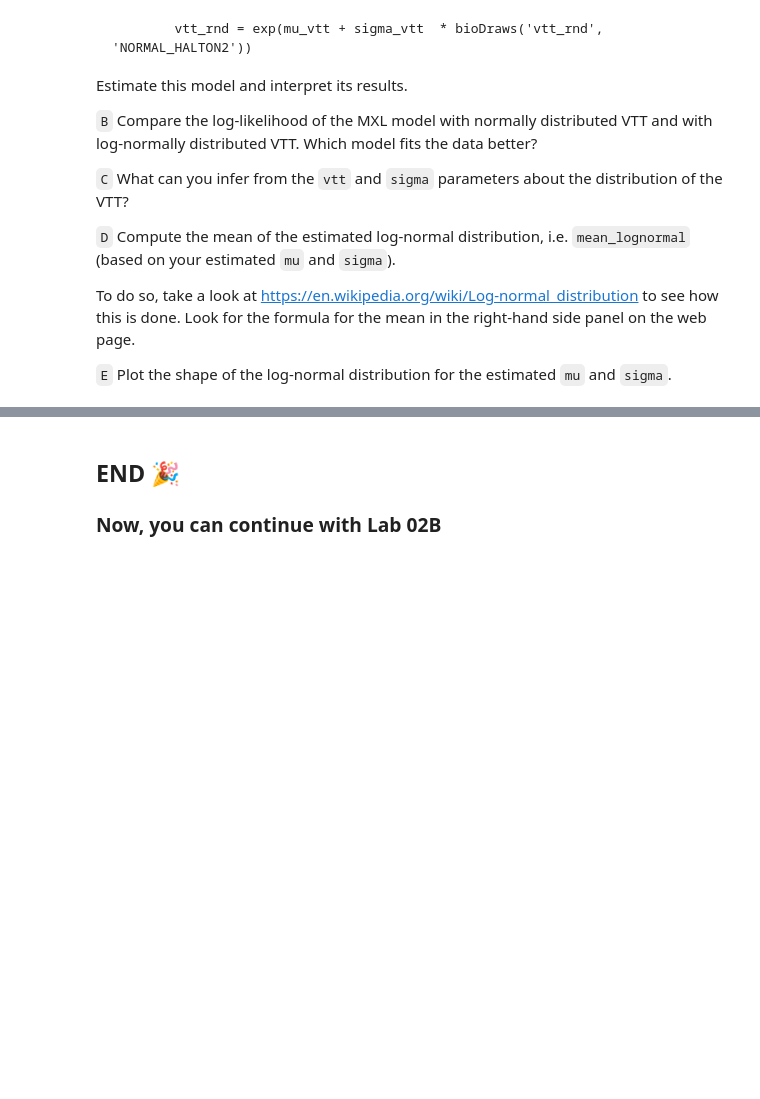
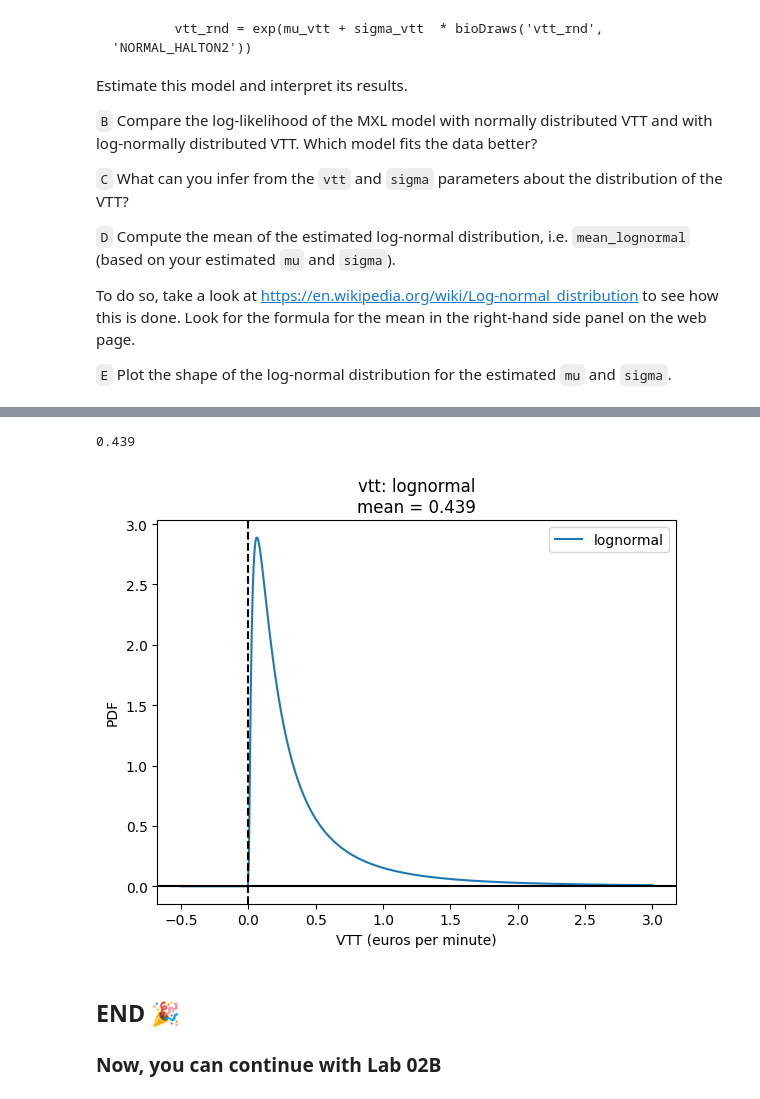
Before and after one commit to kschmoutziguer/Q2_2025, a Jupyter notebook: Lab_sessions/Lab_session_02/Lab_02A.ipynb, the cells around one changed output, grey strips where cells are left out. Cells and saved outputs as stored; diff of their text form; code cells hidden in the pictures; blank space fills up the shorter version.

```diff
--- a/Lab_sessions/Lab_session_02/Lab_02A.ipynb
+++ b/Lab_sessions/Lab_session_02/Lab_02A.ipynb
@@ -475,0 +726,29 @@ To do so, take a look at [https://en.wikipedia.org/wiki/Log-normal_distribution]
+# %%
+# Your code here
+model_name2 = 'ML WTP space with normally distributed vtt'
+
+# Parameters definition enabling the construction of random parameters
+mu_vtt = Beta('mu_vtt',     10/60, None, None, 0) # Note that we use VTT of 10 euros/hr as the starting value. /60 converts minutes to hours
+B_tc   = Beta('B_tc',        -0.1, None, None, 0) # Note that we use a reasonable starting value for B_tc (same as in the MNL model)
+sigma_vtt = Beta('sigma_vtt', 0.1, None, None, 0) # Note that we use a nonzero starting value for sigma_vtt
+
+# Construction of random parameters
+vtt_rnd = mu_vtt + sigma_vtt * bioDraws('vtt_rnd', 'NORMAL_HALTON2')
+vtt_rnd_lognormal = exp(vtt_rnd)
+
+# Definition of the utility functions
+VL = B_tc * (CostL + vtt_rnd_lognormal * TimeL)
+VR = B_tc * (CostR + vtt_rnd_lognormal * TimeR)
+
+# Create a dictionary to list the utility functions with the numbering of alternatives
+V = {1: VL, 2: VR}
+
+# Create a dictionary to describe the availability conditions of each alternative
+AV = {1: 1, 2: 1}
+
+# Estimate the model
+num_draws = 100
+results_wtp_mxl_normal2 = estimate_mxl(V, AV, Chosen, biodata, model_name2, num_draws)
+
+# Print the results in a table
+print_results(results_wtp_mxl_normal2)
@@ -476,3 +793,20 @@ To do so, take a look at [https://en.wikipedia.org/wiki/Log-normal_distribution]
+# %%
+beta_hat_wtp_mxl_normal2 = results_wtp_mxl_normal2.get_beta_values()
+
+mean_lognormal = np.exp(beta_hat_wtp_mxl_normal2['mu_vtt'] + (beta_hat_wtp_mxl_normal2['sigma_vtt']**2)/2)
+
+print(f'{mean_lognormal:.3f}')
+# %% [output]
+0.439
+# %%
+distr_types = {
+    'vtt':  {'dist': 'lognormal'},
+}
+# Plot the distributions of the random parameters, by passing it the biogeme results, the dictionary with the distribution types, and the x-axis limits
+# Note that the unit of the VTT distribution is euros per minute
+plot_distributions(results_wtp_mxl_normal2, distr_types, xmin = -0.5, xmax = 3, xlabel='VTT (euros per minute)')
+# %% [output]
+[figure, added]
 # %% [markdown]
 ## END 🎉<br>
 ### Now, you can continue with Lab 02B
```
Also changed, not shown: parts of 18 cells of this notebook.
